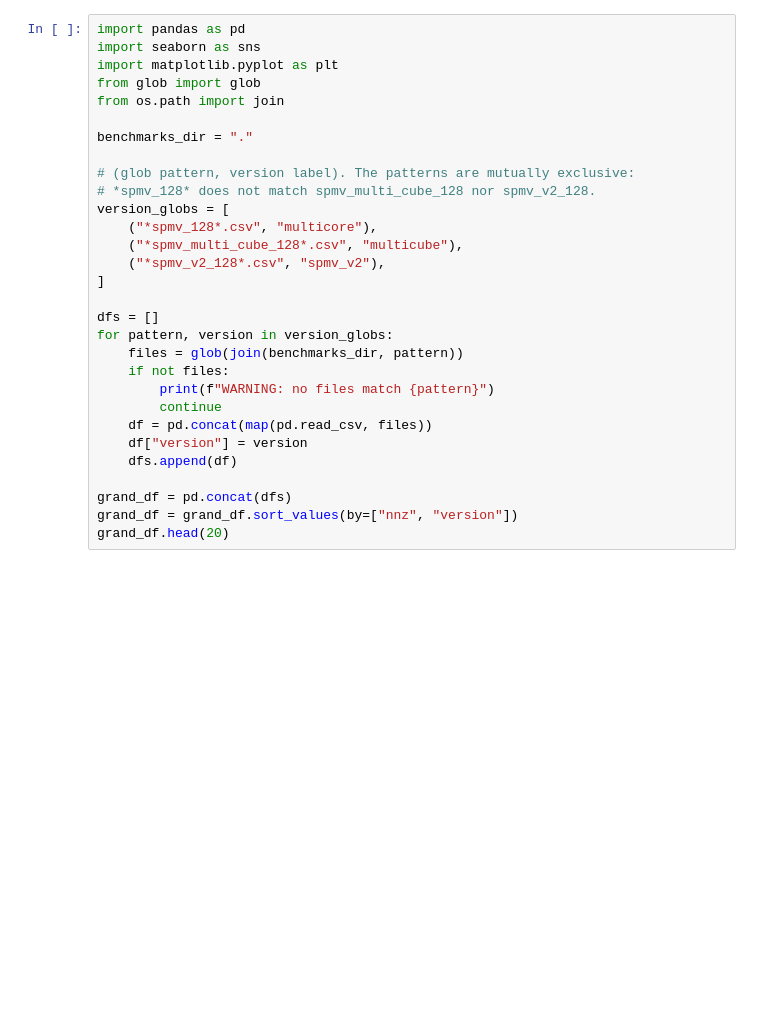
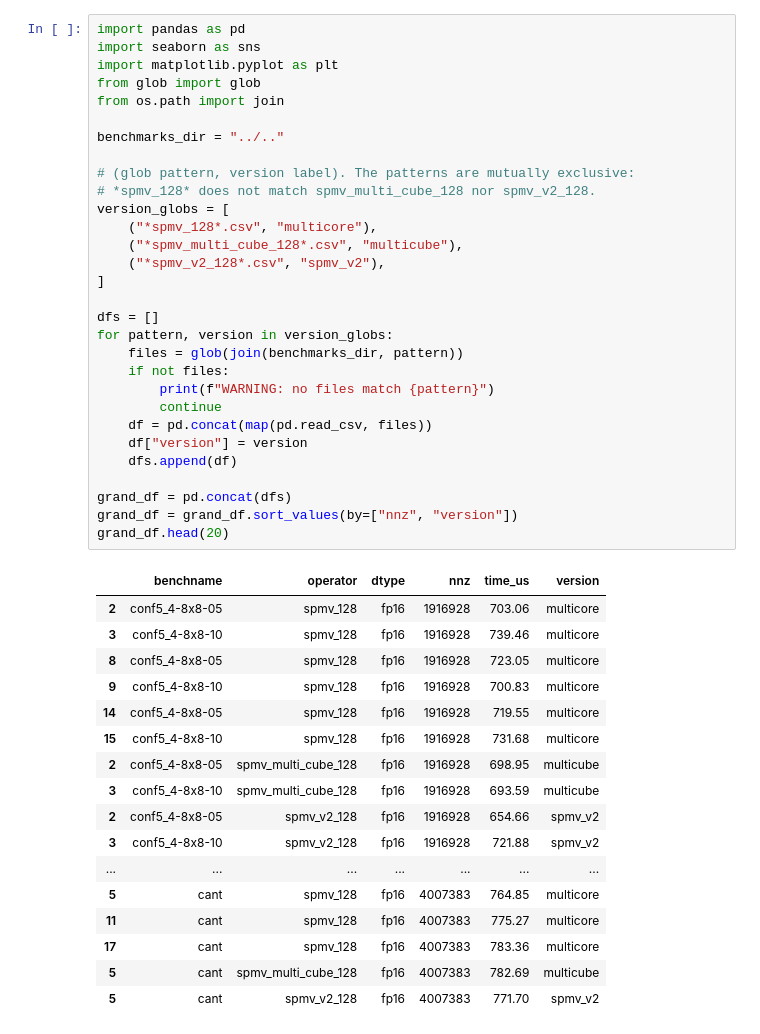
Before and after one commit to huawei-csl/pytorch-tcuscan, a Jupyter notebook: nbs/paper-plots/plt_spmv_versions_comparison.ipynb, the cells around one changed output. Cells and saved outputs as stored; diff of their text form; blank space fills up the shorter version.

```diff
--- a/nbs/paper-plots/plt_spmv_versions_comparison.ipynb
+++ b/nbs/paper-plots/plt_spmv_versions_comparison.ipynb
@@ -19,33 +19,51 @@ different directory if you want to keep runs separate.
 # %%
 import pandas as pd
 import seaborn as sns
 import matplotlib.pyplot as plt
 from glob import glob
 from os.path import join
 
-benchmarks_dir = "."
+benchmarks_dir = "../.."
 
 # (glob pattern, version label). The patterns are mutually exclusive:
 # *spmv_128* does not match spmv_multi_cube_128 nor spmv_v2_128.
 version_globs = [
     ("*spmv_128*.csv", "multicore"),
     ("*spmv_multi_cube_128*.csv", "multicube"),
     ("*spmv_v2_128*.csv", "spmv_v2"),
 ]
 
 dfs = []
 for pattern, version in version_globs:
     files = glob(join(benchmarks_dir, pattern))
     if not files:
         print(f"WARNING: no files match {pattern}")
         continue
     df = pd.concat(map(pd.read_csv, files))
     df["version"] = version
     dfs.append(df)
 
 grand_df = pd.concat(dfs)
 grand_df = grand_df.sort_values(by=["nnz", "version"])
 grand_df.head(20)
+# %% [output]
+|  | benchname | operator | dtype | nnz | time_us | version |
+| 2 | conf5_4-8x8-05 | spmv_128 | fp16 | 1916928 | 703.06 | multicore |
+| 3 | conf5_4-8x8-10 | spmv_128 | fp16 | 1916928 | 739.46 | multicore |
+| 8 | conf5_4-8x8-05 | spmv_128 | fp16 | 1916928 | 723.05 | multicore |
+| 9 | conf5_4-8x8-10 | spmv_128 | fp16 | 1916928 | 700.83 | multicore |
+| 14 | conf5_4-8x8-05 | spmv_128 | fp16 | 1916928 | 719.55 | multicore |
+| 15 | conf5_4-8x8-10 | spmv_128 | fp16 | 1916928 | 731.68 | multicore |
+| 2 | conf5_4-8x8-05 | spmv_multi_cube_128 | fp16 | 1916928 | 698.95 | multicube |
+| 3 | conf5_4-8x8-10 | spmv_multi_cube_128 | fp16 | 1916928 | 693.59 | multicube |
+| 2 | conf5_4-8x8-05 | spmv_v2_128 | fp16 | 1916928 | 654.66 | spmv_v2 |
+| 3 | conf5_4-8x8-10 | spmv_v2_128 | fp16 | 1916928 | 721.88 | spmv_v2 |
+| ... | ... | ... | ... | ... | ... | ... |
+| 5 | cant | spmv_128 | fp16 | 4007383 | 764.85 | multicore |
+| 11 | cant | spmv_128 | fp16 | 4007383 | 775.27 | multicore |
+| 17 | cant | spmv_128 | fp16 | 4007383 | 783.36 | multicore |
+| 5 | cant | spmv_multi_cube_128 | fp16 | 4007383 | 782.69 | multicube |
+| 5 | cant | spmv_v2_128 | fp16 | 4007383 | 771.70 | spmv_v2 |
 # %%
 # Per-matrix bar chart: time [us], one bar per version.
 palette = ["#91bfdb", "#fee090", "#d73027"]
```
Also changed, not shown: parts of 2 cells of this notebook, 2 other files.
